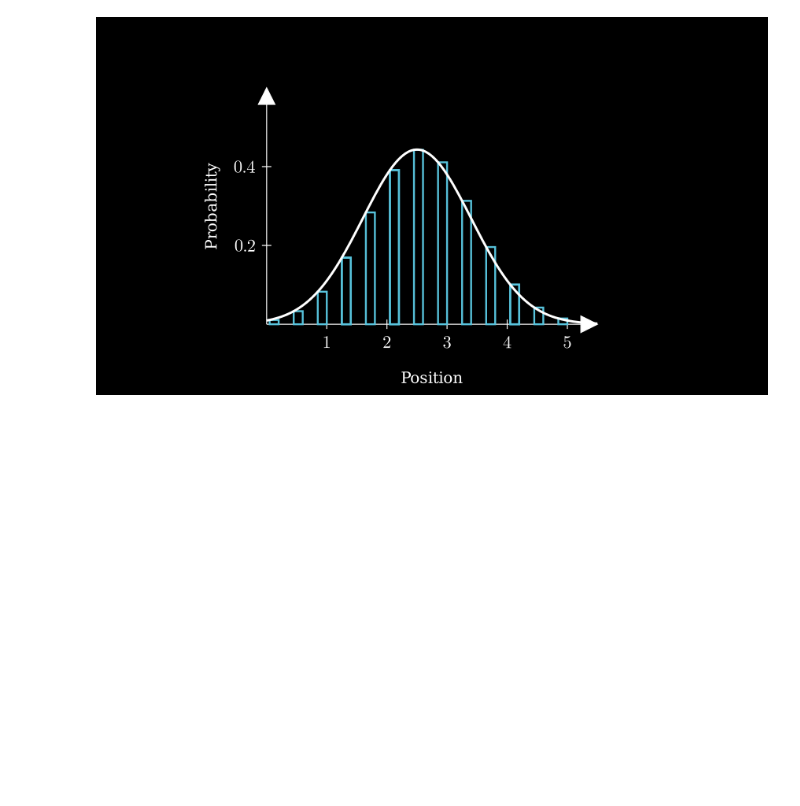
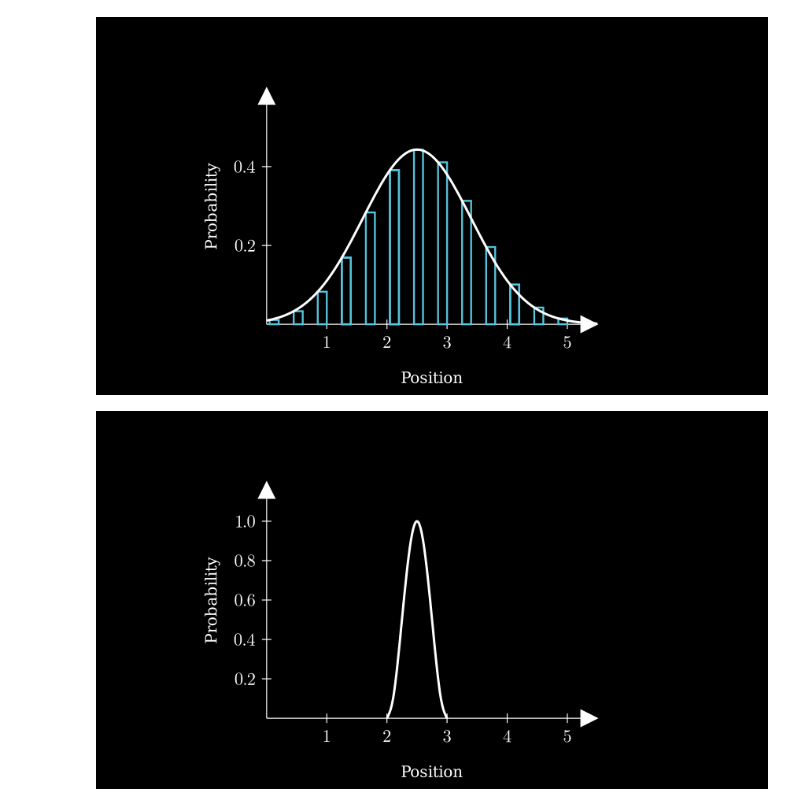
Before and after one commit to azeemba/visualizations, a Jupyter notebook: degenerate.ipynb, the cells around one changed output. Cells and saved outputs as stored; diff of their text form; code cells hidden in the pictures; blank space fills up the shorter version.

Commit message:
Add position and momentum 'narrowing' graphs

```diff
--- a/degenerate.ipynb
+++ b/degenerate.ipynb
@@ -69,3 +69,49 @@ class ProbDistributionAnimation(Scene):
         self.pause(5)
 # %% [output]
 [figure]
+# %%
+%%manim --quality=l --save_last_frame ParticleInABox
+# %%manim --quality=m ParticleInABox
+
+import numpy as np
+import math
+
+class ParticleInABox(Scene):
+    """
+    One dimensional solution to a particle in an infinite potential well
+    The length of the well is L so the particle is constrained in that area
+    """
+    def construct(self):
+        ax = Axes(
+            x_range=[0, 5.5],
+            y_range=[0, 1.2, 0.2],
+            axis_config={"include_numbers": True},
+            x_length=7,
+            y_length=5,
+        )
+        x_label = ax.get_x_axis_label(
+            Text("Position").scale(0.5), edge=DOWN, direction=DOWN, buff=0.5
+        )
+        y_label = ax.get_y_axis_label(
+            Text("Probability").scale(0.5).rotate(90 * DEGREES),
+            edge=LEFT,
+            direction=LEFT,
+            buff=0.3,
+        )
+
+        def psi(x, L, center):
+            return 1/L*pow(math.cos((x-center)*math.pi/L), 2)
+
+        L = 5
+        center = 2.5
+        plot1 = ax.plot(lambda x: psi(x, L, center), x_range=[0, 5], stroke_width=5)
+        L = 1
+        plot2 = ax.plot(lambda x: psi(x, L, center), x_range=[center - L/2, center + L/2], stroke_width=5)
+
+        self.add(ax, x_label, y_label, plot1)
+        self.pause(0.8)
+        self.play(Transform(plot1, plot2))
+        self.wait()
+        self.pause(3)
+# %% [output]
+[figure, added]
```
Also changed, not shown: parts of 1 cell of this notebook.
